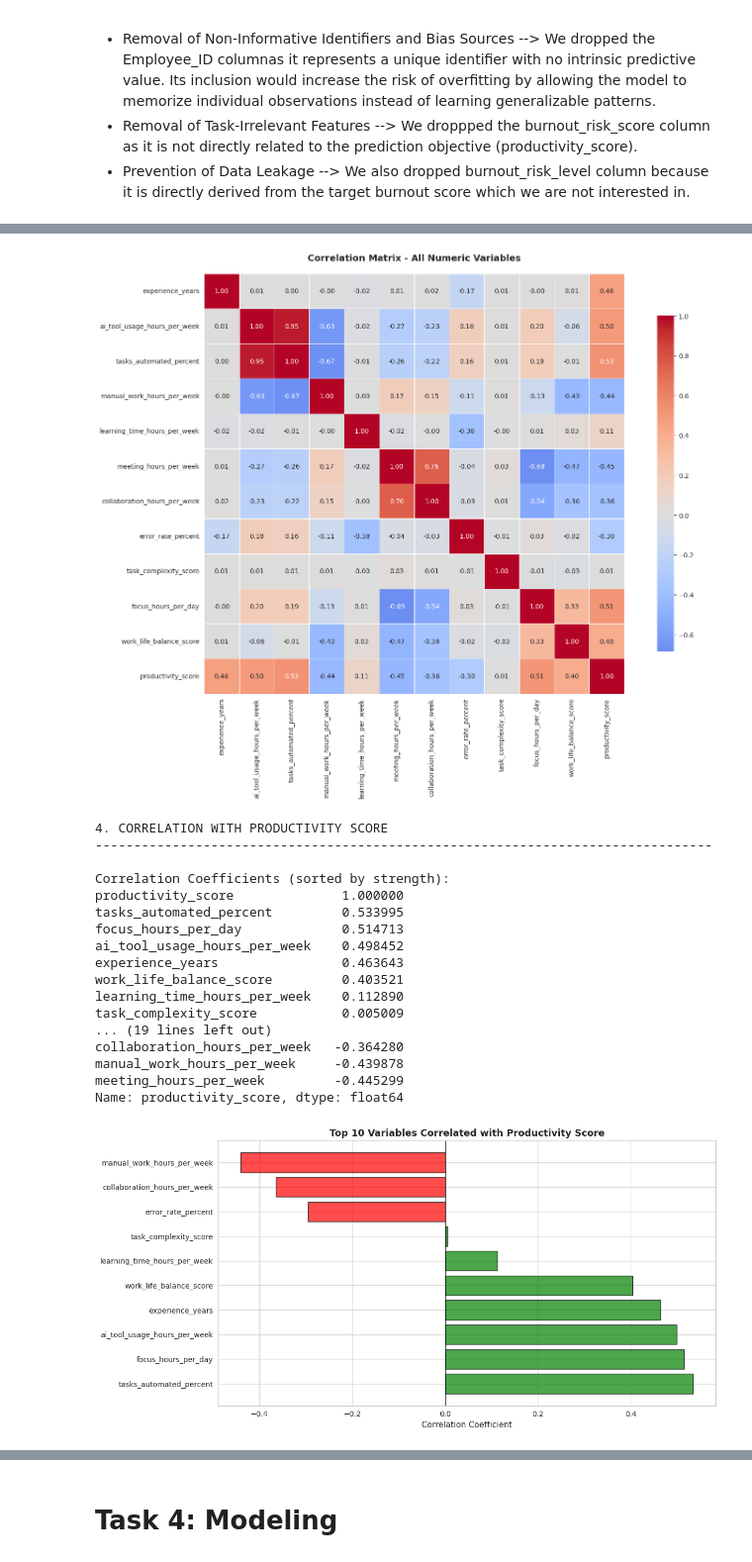
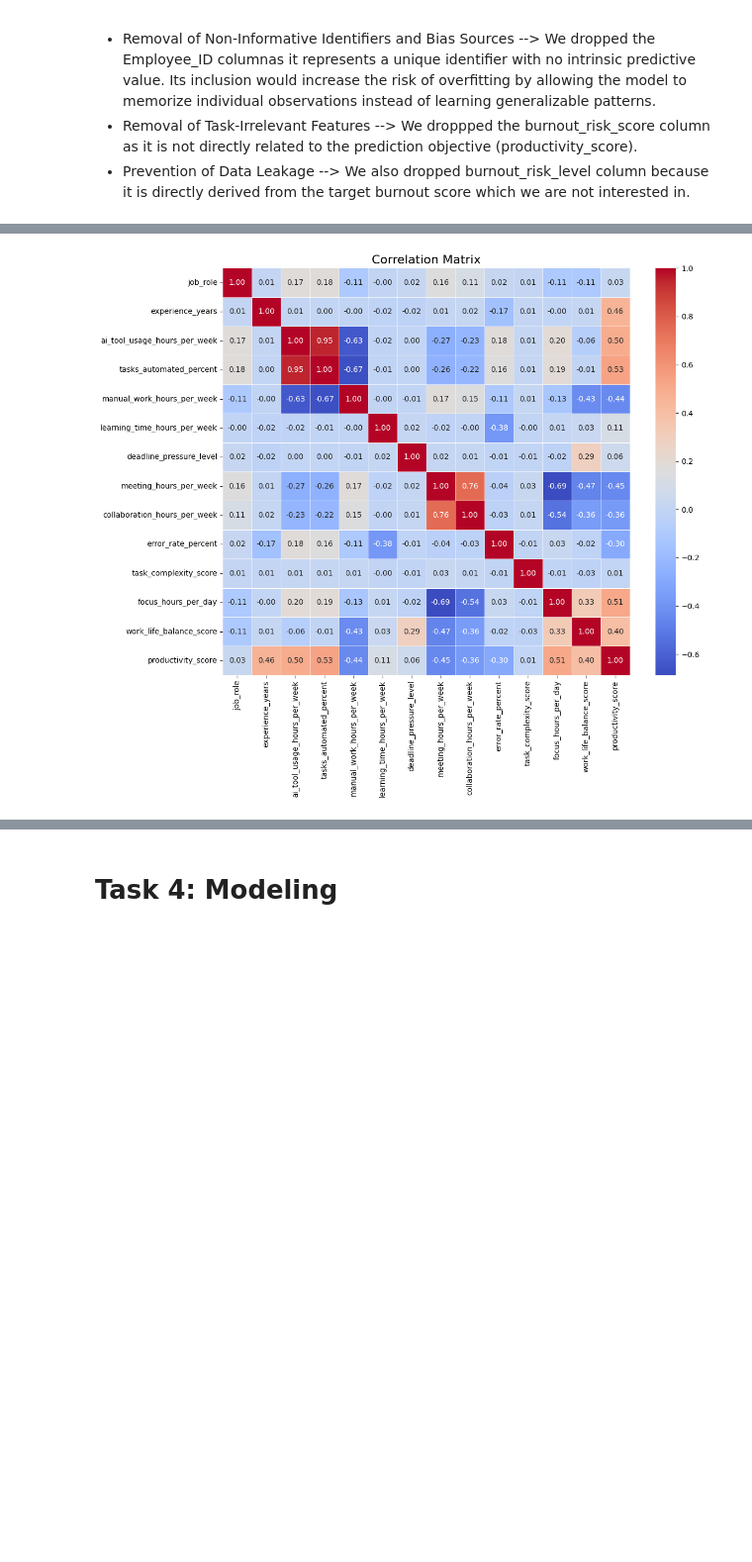
Before and after one commit to saradifranco/AI-Workplace-Productivity-Analysis, a Jupyter notebook: code.ipynb, the cells around one changed output, grey strips where cells are left out. Shown at 99% size. Cells and saved outputs as stored; diff of their text form; code cells hidden in the pictures; blank space fills up the shorter version.

```diff
--- a/code.ipynb
+++ b/code.ipynb
@@ -302,61 +205,30 @@ Medium                   100.0
 # %%
-# Select only numeric columns for correlation
-numeric_data = dataset.select_dtypes(include=[np.number])
+# We create a copy of the dataset in order to not modify the original
+dataset_corr = dataset.copy()
 
-# Calculate correlation matrix
-correlation_matrix = numeric_data.corr()
+categorical_columns = ["job_role", "deadline_pressure_level"]
 
-# Create correlation heatmap
-fig, ax = plt.subplots(figsize=(16, 12))
-sns.heatmap(correlation_matrix, annot=True, fmt='.2f', cmap='coolwarm', center=0,
-            square=True, linewidths=0.5, cbar_kws={"shrink": 0.8}, ax=ax)
-ax.set_title('Correlation Matrix - All Numeric Variables', fontsize=14, fontweight='bold', pad=20)
+label_encoder = LabelEncoder()
+
+for column in categorical_columns:
+    dataset_corr[column] = label_encoder.fit_transform(dataset_corr[column])
+# label_encoder is used to encode categorical columns and convert them to numerical values
+
+# Correlation Matrix
+# Selezioniamo solo le colonne numeriche (il modello di correlazione non legge i testi)
+corr_matrix = dataset_corr.corr()
+
+# 4. Visalization of the Heatmap
+plt.figure(figsize=(12, 10))
+sns.heatmap(corr_matrix,
+            annot=True,              # Mostra i coefficienti nei quadratini
+            cmap='coolwarm',         # Rosso = Positivo, Blu = Negativo
+            fmt=".2f",               # Due decimali per precisione
+            linewidths=0.5,
+            square=True)
+
+plt.title('Correlation Matrix', fontsize=16)
 plt.tight_layout()
 plt.show()
-
-# Correlation with Productivity Score
-print("\n\n4. CORRELATION WITH PRODUCTIVITY SCORE")
-print("-" * 80)
-productivity_corr = correlation_matrix['productivity_score'].sort_values(ascending=False)
-print("\nCorrelation Coefficients (sorted by strength):")
-print(productivity_corr)
-
-# Top positive and negative correlations with productivity
-print("\n\nTOP 5 POSITIVE CORRELATIONS with Productivity Score:")
-print(productivity_corr[1:6])  # Skip productivity_score itself
-
-print("\n\nTOP 5 NEGATIVE CORRELATIONS with Productivity Score:")
-print(productivity_corr[-5:])
-
-# Visualize top correlations
-fig, ax = plt.subplots(figsize=(12, 6))
-top_corr = productivity_corr[1:11]  # Top 10 (excluding itself)
-colors = ['green' if x > 0 else 'red' for x in top_corr.values]
-ax.barh(range(len(top_corr)), top_corr.values, color=colors, alpha=0.7, edgecolor='black')
-ax.set_yticks(range(len(top_corr)))
-ax.set_yticklabels(top_corr.index)
-ax.set_xlabel('Correlation Coefficient', fontsize=11)
-ax.set_title('Top 10 Variables Correlated with Productivity Score', fontsize=13, fontweight='bold')
-ax.axvline(x=0, color='black', linestyle='-', linewidth=0.8)
-plt.tight_layout()
-plt.show()
 # %% [output]
-[figure, old version]
+[figure, new version]
-4. CORRELATION WITH PRODUCTIVITY SCORE
---------------------------------------------------------------------------------
-
-Correlation Coefficients (sorted by strength):
-productivity_score              1.000000
-tasks_automated_percent         0.533995
-focus_hours_per_day             0.514713
-ai_tool_usage_hours_per_week    0.498452
-experience_years                0.463643
-work_life_balance_score         0.403521
-learning_time_hours_per_week    0.112890
-task_complexity_score           0.005009
-... (19 lines left out)
-collaboration_hours_per_week   -0.364280
-manual_work_hours_per_week     -0.439878
-meeting_hours_per_week         -0.445299
-Name: productivity_score, dtype: float64
-[figure, removed]
```
Also changed, not shown: parts of 47 cells of this notebook.
